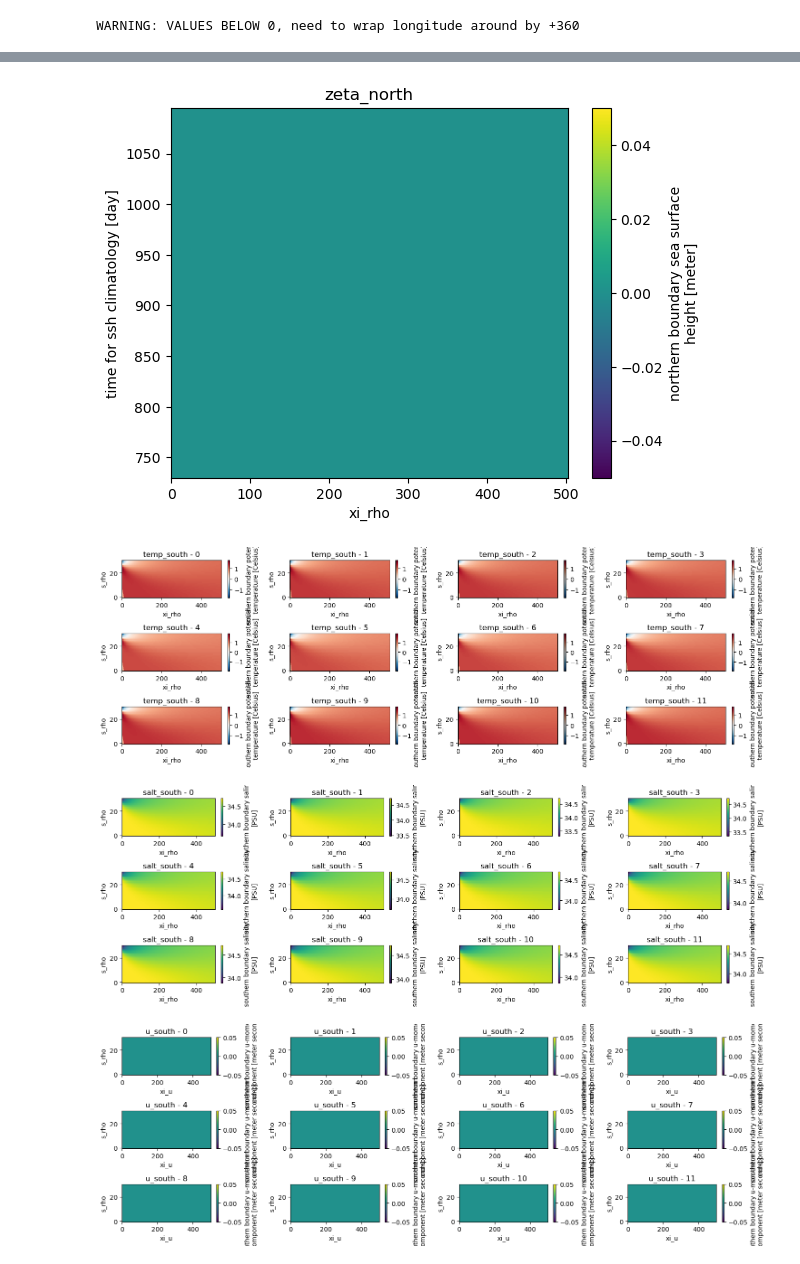
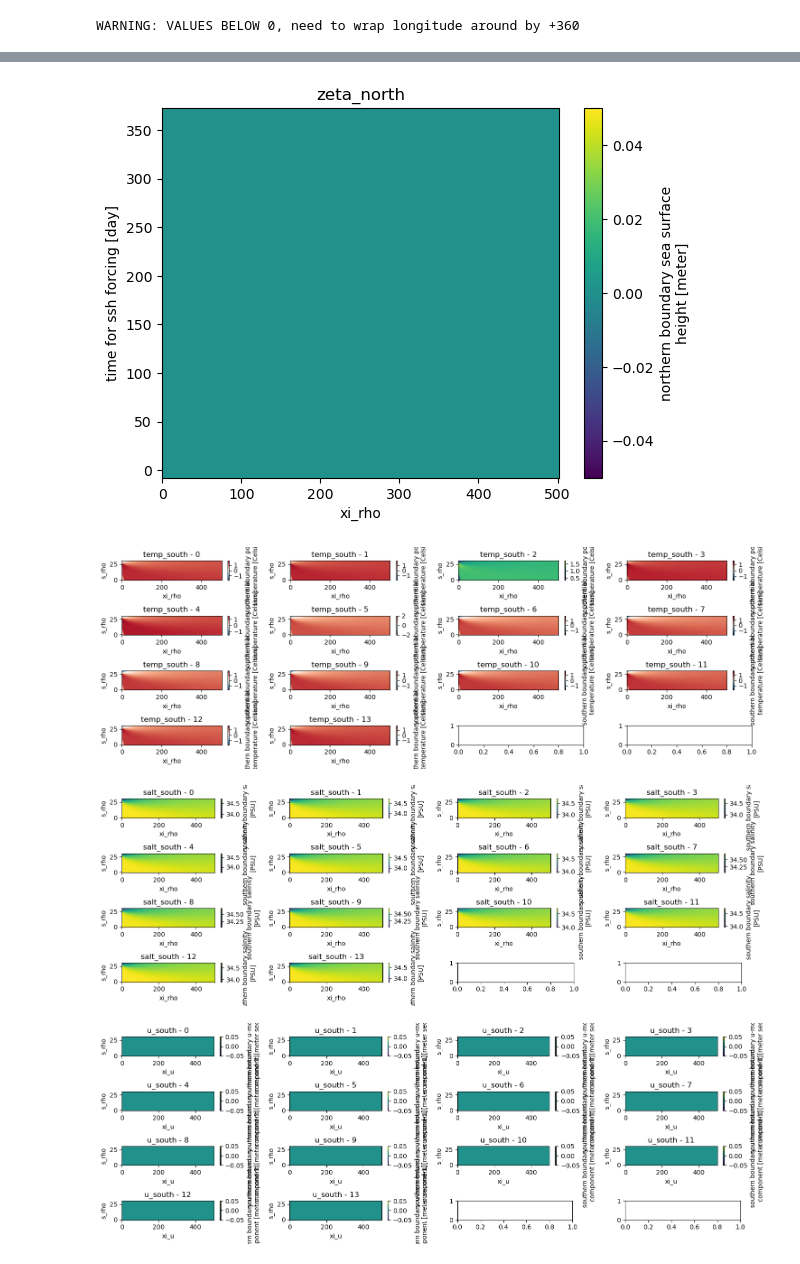
Before and after one commit to dgwyther/amundsen-setup, a Jupyter notebook: notebooks/make_bry-amundsen_ecco_IAF.ipynb, the cells around one changed output, grey strips where cells are left out. Drawn from its saved outputs; the diff is of its cells as text; code cells hidden in the pictures.

```diff
--- a/notebooks/make_bry-amundsen_ecco_IAF.ipynb
+++ b/notebooks/make_bry-amundsen_ecco_IAF.ipynb
@@ -11,7 +11,7 @@ cd /g/data/jk72/deg581/amundsen-isom/amundsen-setup/notebooks
 /g/data/jk72/deg581/amundsen-isom/amundsen-setup/notebooks
 # %%
 run = 'amundsen_v2.5km'
-anything_else='_v1.11'
+anything_else='_v1.1'
 
 
 import xarray as xr
@@ -47,6 +47,9 @@ from functions import GridStiffness
 # Time settings for IAF
 year_start =  1992
 year_end = 2024 # run from year_start up to the beginning of year year_end
+
+if_cycle365 = True # cycle just the single year over 365 days. Also pre/post-pend the last/first value.
+cycle=365.0
 
 # set user parameter and call main routine
 grd_file = os.path.join(data_dir,'proc','amundsen_2.5km_v1.1_grd.nc')
@@ -640,7 +685,7 @@ for var_name in frc.data_vars:
     # Plot the variable if it ends with _north, _south, _east, or _west
     if var_name.endswith(('_north', '_south', '_east', '_west')):
         if len(var.shape) == 3:
-            fig, axes = plt.subplots(ncols=4,nrows=3, figsize=(15, 5))
+            fig, axes = plt.subplots(ncols=4,nrows=4, figsize=(15, 5))
             for i in range(var.shape[0]):
                 ax = axes[i // 4, i % 4] if var.shape[0] > 1 else axes
                 var[i,:,:].plot.pcolormesh(ax=ax)
@@ -661,4 +706,4 @@ for var_name in frc.data_vars:
-[figure, old version]
+[figure, new version]
-[figure, old version]
+[figure, new version]
-[figure, old version]
+[figure, new version]
-[figure, old version]
+[figure, new version]
```
Also changed, not shown: parts of 5 cells of this notebook.
